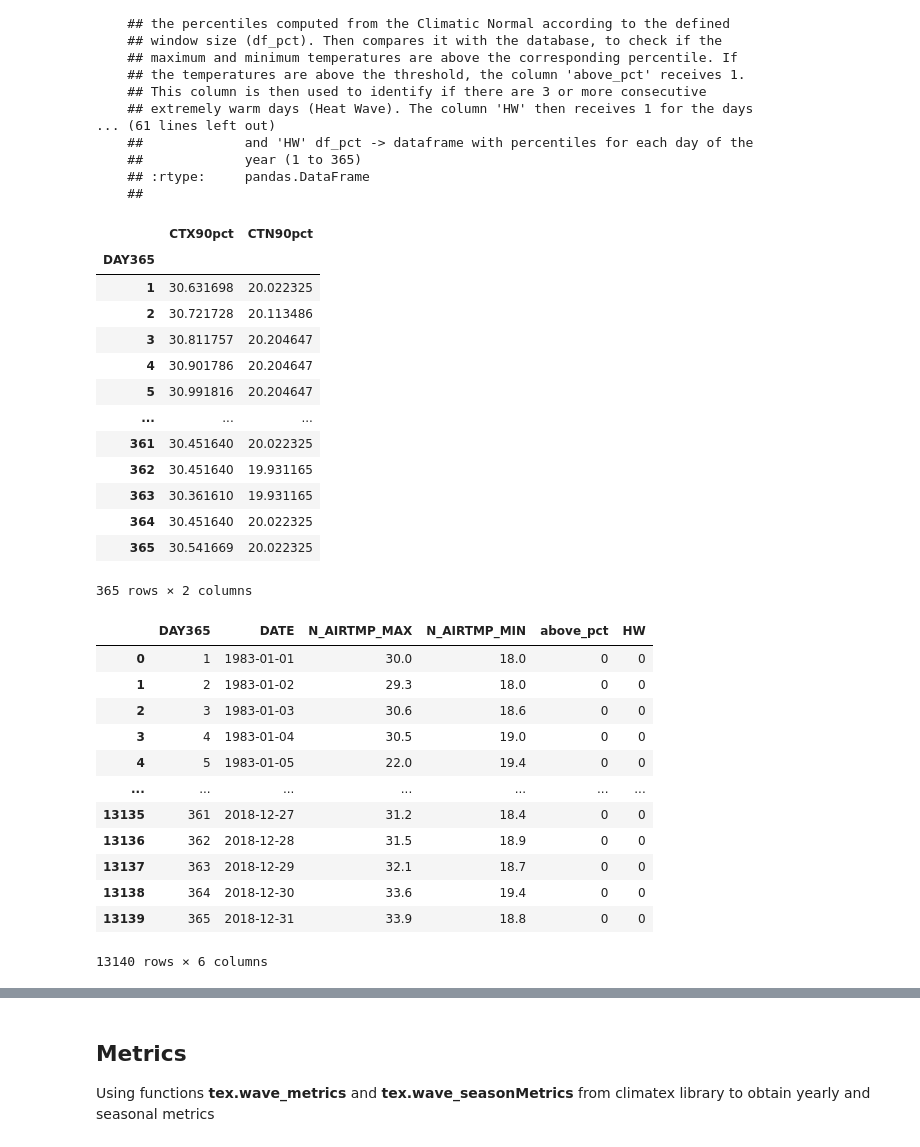
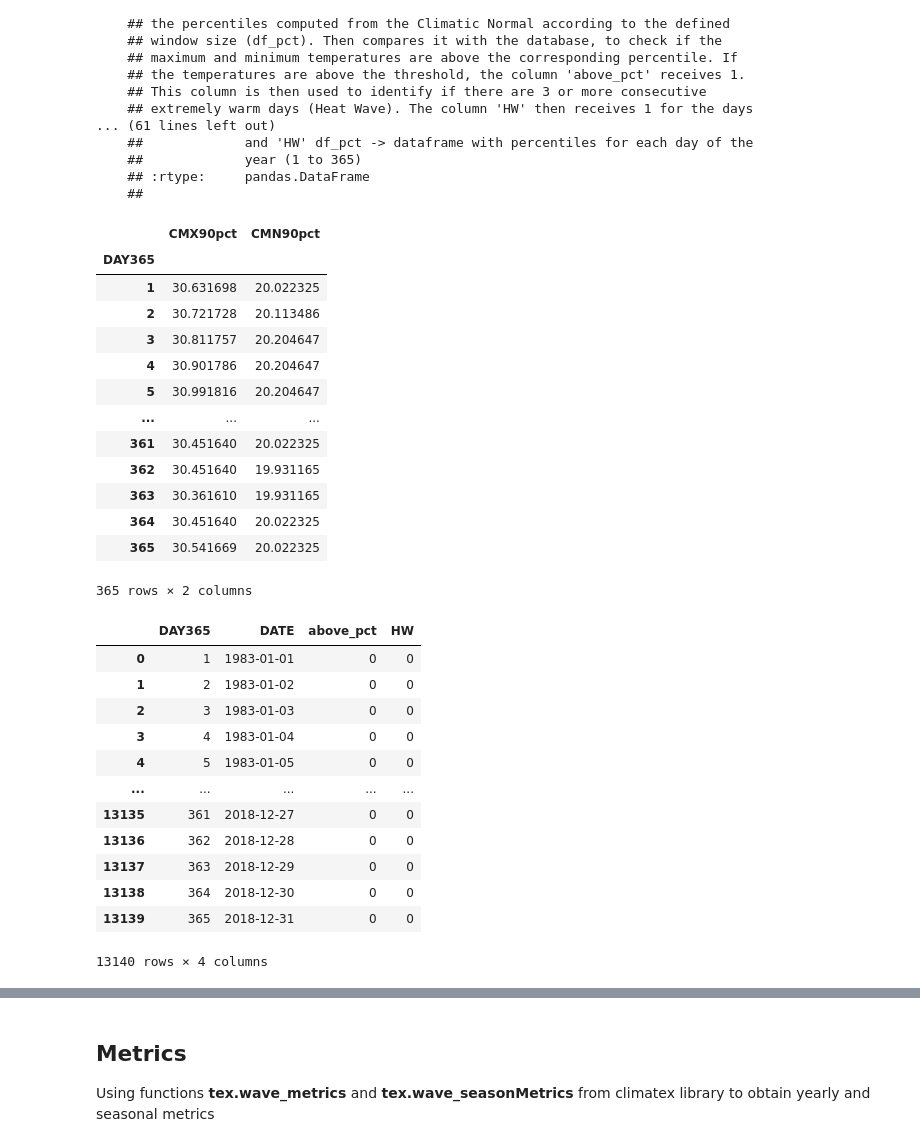
Before and after one commit to climate-and-health-datasci-Unicamp/py-climate-health-toolbox, a Jupyter notebook: examples/Comparison_IAC_VCP.ipynb, the cells around one changed output, grey strips where cells are left out. Cells and saved outputs as stored; diff of their text form; code cells hidden in the pictures.

```diff
--- a/examples/Comparison_IAC_VCP.ipynb
+++ b/examples/Comparison_IAC_VCP.ipynb
@@ -88,7 +92,7 @@ googl.GetContentFile('IAC_HW1956_2018.csv')
+# %%
+#@title Loading IAC data
+IAC = pd.read_csv('/content/drive/Shared drives/Clima&Saúde/Dados/Dados_Clima/IAC/data/processed/IAC_HW1956_2018.csv')
 # %%
-#Reading data
-IAC = pd.read_csv('/content/IAC_HW1956_2018.csv')
-
 #converting column 'DATE' to datetime format
 IAC['DATE'] = pd.to_datetime(IAC['DATE'])
 
@@ -141,9 +141,7 @@ g.GetContentFile('Viracopos_1983_2018.csv')
+# %%
+#@title Loading VCP data
+df_VCP = pd.read_csv('/content/drive/Shared drives/Clima&Saúde/Dados/Dados_Clima/VIRACOPOS/data/processed/Viracopos_1983_2018.csv')
 # %%
-#Reading data
-df_VCP = pd.read_csv('/content/Viracopos_1983_2018.csv')
-del df_VCP['Unnamed: 0']
-
 #converting column 'DATE' to datetime format
 df_VCP['DATE'] = pd.to_datetime(df_VCP['DATE'])
-
-df_VCP
+del df_VCP['Unnamed: 0']
@@ -459,7 +437,7 @@ HW_VCP,pct_VCP = tex.check_HeatWave(databaseVCP,'N_AIRTMP_MAX','N_AIRTMP_MIN',
 #percentiles threshold
 pct_VCP
 # %% [output]
-|  | CTX90pct | CTN90pct |
+|  | CMX90pct | CMN90pct |
 | DAY365 |  |  |
 | 1 | 30.631698 | 20.022325 |
 | 2 | 30.721728 | 20.113486 |
@@ -475,20 +453,20 @@ pct_VCP
 365 rows × 2 columns
 # %%
 #heatwaves dataframe
-HW_VCP
+HW_VCP[['DAY365','DATE','above_pct','HW']]
 # %% [output]
-|  | DAY365 | DATE | N_AIRTMP_MAX | N_AIRTMP_MIN | above_pct | HW |
-| 0 | 1 | 1983-01-01 | 30.0 | 18.0 | 0 | 0 |
-| 1 | 2 | 1983-01-02 | 29.3 | 18.0 | 0 | 0 |
-| 2 | 3 | 1983-01-03 | 30.6 | 18.6 | 0 | 0 |
-| 3 | 4 | 1983-01-04 | 30.5 | 19.0 | 0 | 0 |
-| 4 | 5 | 1983-01-05 | 22.0 | 19.4 | 0 | 0 |
-| ... | ... | ... | ... | ... | ... | ... |
-| 13135 | 361 | 2018-12-27 | 31.2 | 18.4 | 0 | 0 |
-| 13136 | 362 | 2018-12-28 | 31.5 | 18.9 | 0 | 0 |
-| 13137 | 363 | 2018-12-29 | 32.1 | 18.7 | 0 | 0 |
-| 13138 | 364 | 2018-12-30 | 33.6 | 19.4 | 0 | 0 |
-| 13139 | 365 | 2018-12-31 | 33.9 | 18.8 | 0 | 0 |
+|  | DAY365 | DATE | above_pct | HW |
+| 0 | 1 | 1983-01-01 | 0 | 0 |
+| 1 | 2 | 1983-01-02 | 0 | 0 |
+| 2 | 3 | 1983-01-03 | 0 | 0 |
+| 3 | 4 | 1983-01-04 | 0 | 0 |
+| 4 | 5 | 1983-01-05 | 0 | 0 |
+| ... | ... | ... | ... | ... |
+| 13135 | 361 | 2018-12-27 | 0 | 0 |
+| 13136 | 362 | 2018-12-28 | 0 | 0 |
+| 13137 | 363 | 2018-12-29 | 0 | 0 |
+| 13138 | 364 | 2018-12-30 | 0 | 0 |
+| 13139 | 365 | 2018-12-31 | 0 | 0 |
-13140 rows × 6 columns
+13140 rows × 4 columns
 # %%
 #checking dates with heatwaves (HW = 1)
```
Also changed, not shown: parts of 17 cells of this notebook.
